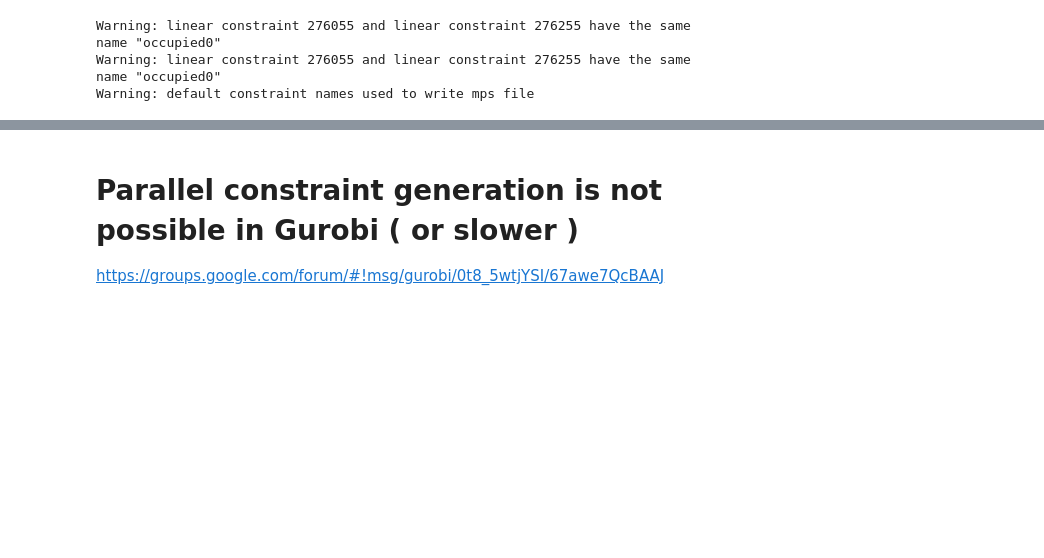
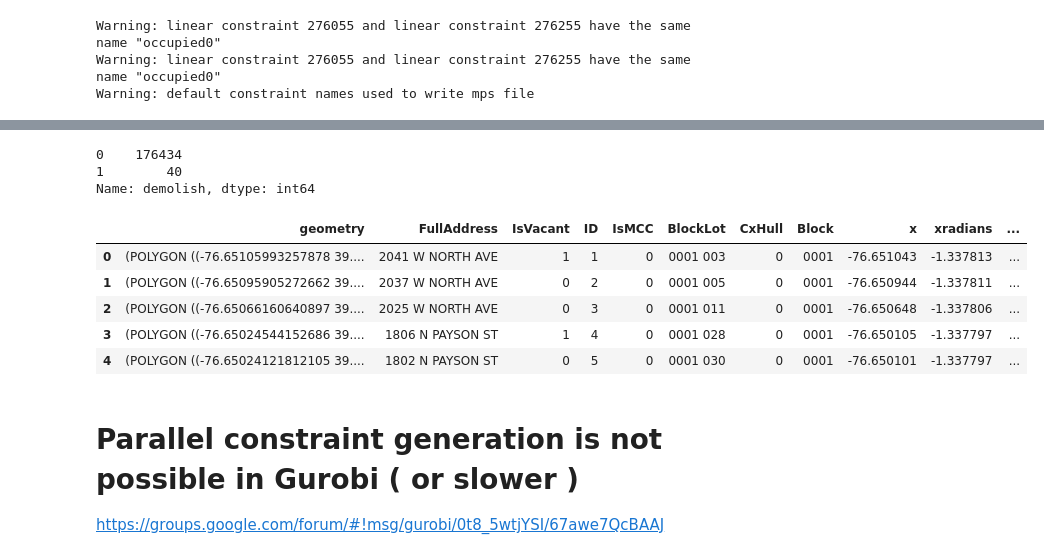
Before and after one commit to rubiruchi/City_Demolishment_Research, a Jupyter notebook: WorkLog/[24]-NewDataBase-FullCity.ipynb, the cells around one changed output, grey strips where cells are left out. Saved outputs shown, nothing was run; the diff lists cells and outputs as text; code cells hidden in the pictures; blank space fills up the shorter version.

```diff
--- a/WorkLog/[24]-NewDataBase-FullCity.ipynb
+++ b/WorkLog/[24]-NewDataBase-FullCity.ipynb
@@ -476,0 +499,4 @@ Warning: default constraint names used to write mps file
+# %%
+output = gdf.sort_values(by = "ID")
+# %%
+output["demolish"] = output.ID.apply(lambda var: x[var].x)
@@ -476,0 +523,17 @@ Warning: default constraint names used to write mps file
+# %%
+output.demolish = output.demolish.apply(lambda var : int(var))
+# %%
+output.demolish.value_counts()
+# %% [output]
+0    176434
+1        40
+Name: demolish, dtype: int64
+# %%
+output.head()
+# %% [output]
+|  | geometry | FullAddress | IsVacant | ID | IsMCC | BlockLot | CxHull | Block | x | xradians | ... |
+| 0 | (POLYGON ((-76.65105993257878 39.... | 2041 W NORTH AVE | 1 | 1 | 0 | 0001 003 | 0 | 0001 | -76.651043 | -1.337813 | ... |
+| 1 | (POLYGON ((-76.65095905272662 39.... | 2037 W NORTH AVE | 0 | 2 | 0 | 0001 005 | 0 | 0001 | -76.650944 | -1.337811 | ... |
+| 2 | (POLYGON ((-76.65066160640897 39.... | 2025 W NORTH AVE | 0 | 3 | 0 | 0001 011 | 0 | 0001 | -76.650648 | -1.337806 | ... |
+| 3 | (POLYGON ((-76.65024544152686 39.... | 1806 N PAYSON ST | 1 | 4 | 0 | 0001 028 | 0 | 0001 | -76.650105 | -1.337797 | ... |
+| 4 | (POLYGON ((-76.65024121812105 39.... | 1802 N PAYSON ST | 0 | 5 | 0 | 0001 030 | 0 | 0001 | -76.650101 | -1.337797 | ... |
```
Also changed, not shown: parts of 11 cells of this notebook, 2 other files.
